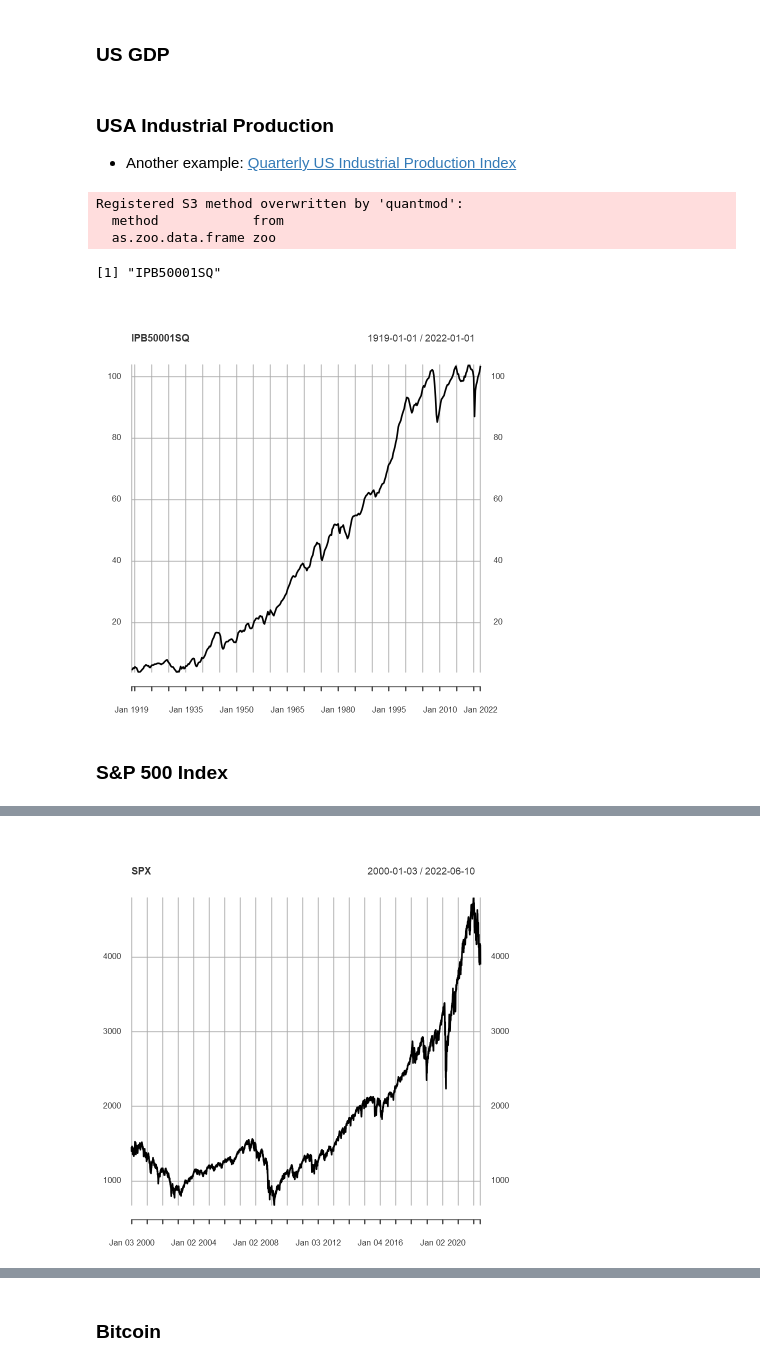
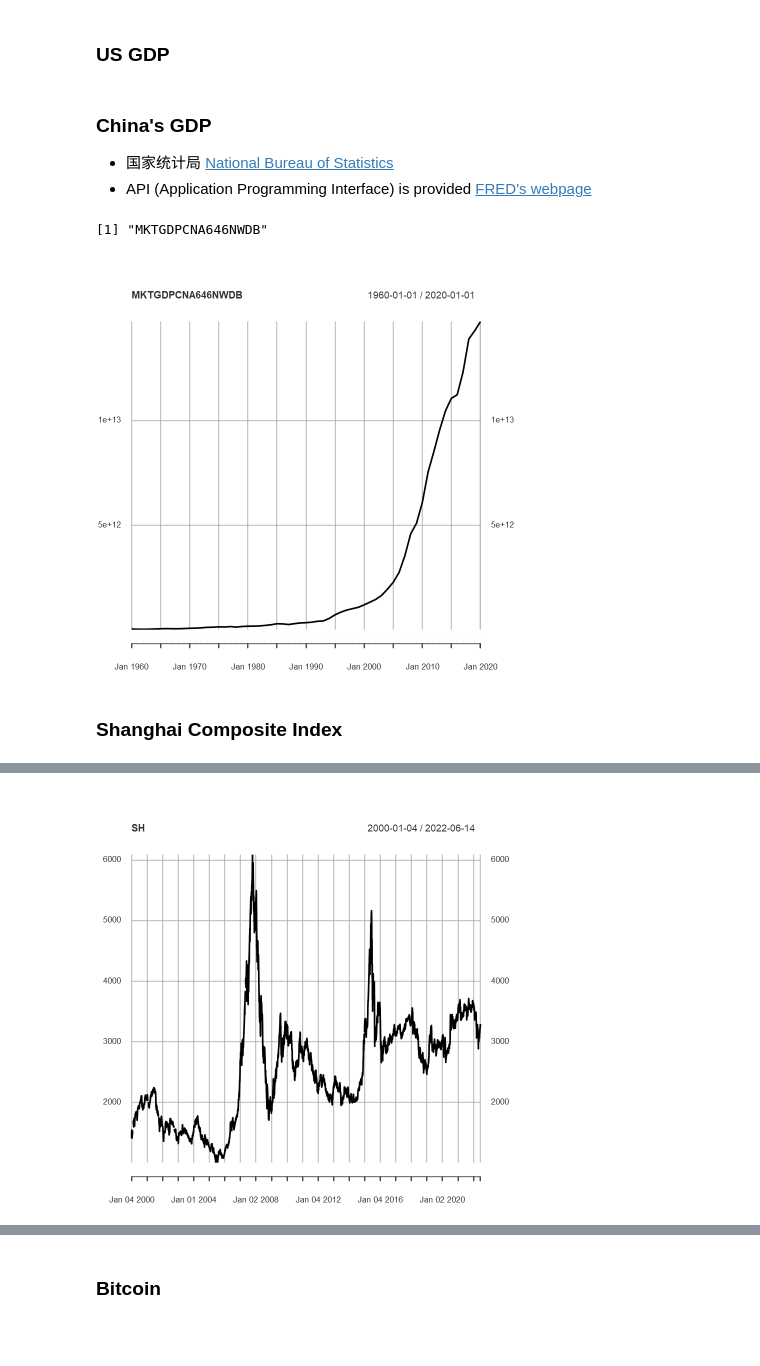
Before and after one commit to zhentaoshi/econ_data_science, a Jupyter notebook: 02-data_visualization.ipynb, the cells around one changed output, grey strips where cells are left out. Drawn from its saved outputs; the diff is of its cells as text; code cells hidden in the pictures; blank space fills up the shorter version.

Commit message:
replace with Chinese data

```diff
--- a/02-data_visualization.ipynb
+++ b/02-data_visualization.ipynb
@@ -62,19 +54,20 @@ USA = USA[ rev(1:TT), ]
-# %% [markdown]
-### USA Industrial Production
-
-* Another example: [Quarterly US Industrial Production Index](https://fred.stlouisfed.org/series/IPB50001SQ)
+# %% [markdown]
+### China's GDP
+
+* 国家统计局 [National Bureau of Statistics](https://data.stats.gov.cn/easyquery.htm?cn=B01)
+* API (Application Programming Interface) is provided  [FRED's webpage](https://fred.stlouisfed.org/series/MKTGDPCNA646NWDB)
 # %%
-quantmod::getSymbols.FRED(Symbols = "IPB50001SQ", env = .GlobalEnv)
-plot(IPB50001SQ)
+quantmod::getSymbols.FRED(Symbols = "MKTGDPCNA646NWDB", env = .GlobalEnv)
+plot(MKTGDPCNA646NWDB)
 # %% [output]
-Registered S3 method overwritten by 'quantmod':
-  method            from
-  as.zoo.data.frame zoo
+[1] "MKTGDPCNA646NWDB"
-[1] "IPB50001SQ"
-[figure, old version]
+[figure, new version]
-# %% [markdown]
-### S&P 500 Index
+# %% [markdown]
+### Shanghai Composite Index
 # %%
-SPX <- quantmod::getSymbols("^GSPC",auto.assign = FALSE, from = "2000-01-01")$GSPC.Close
-plot(SPX)
+tick = "000001.SS" # need to find the tick
+SH <- quantmod::getSymbols(tick, auto.assign = FALSE,
+         from = "2000-01-01")[, paste0(tick,".Close")]
+
+plot(SH)
 # %% [output]
@@ -81 +76 @@ plot(SPX)
-[figure, old version]
+[figure, new version]
```
Also changed, not shown: parts of 8 cells of this notebook.
